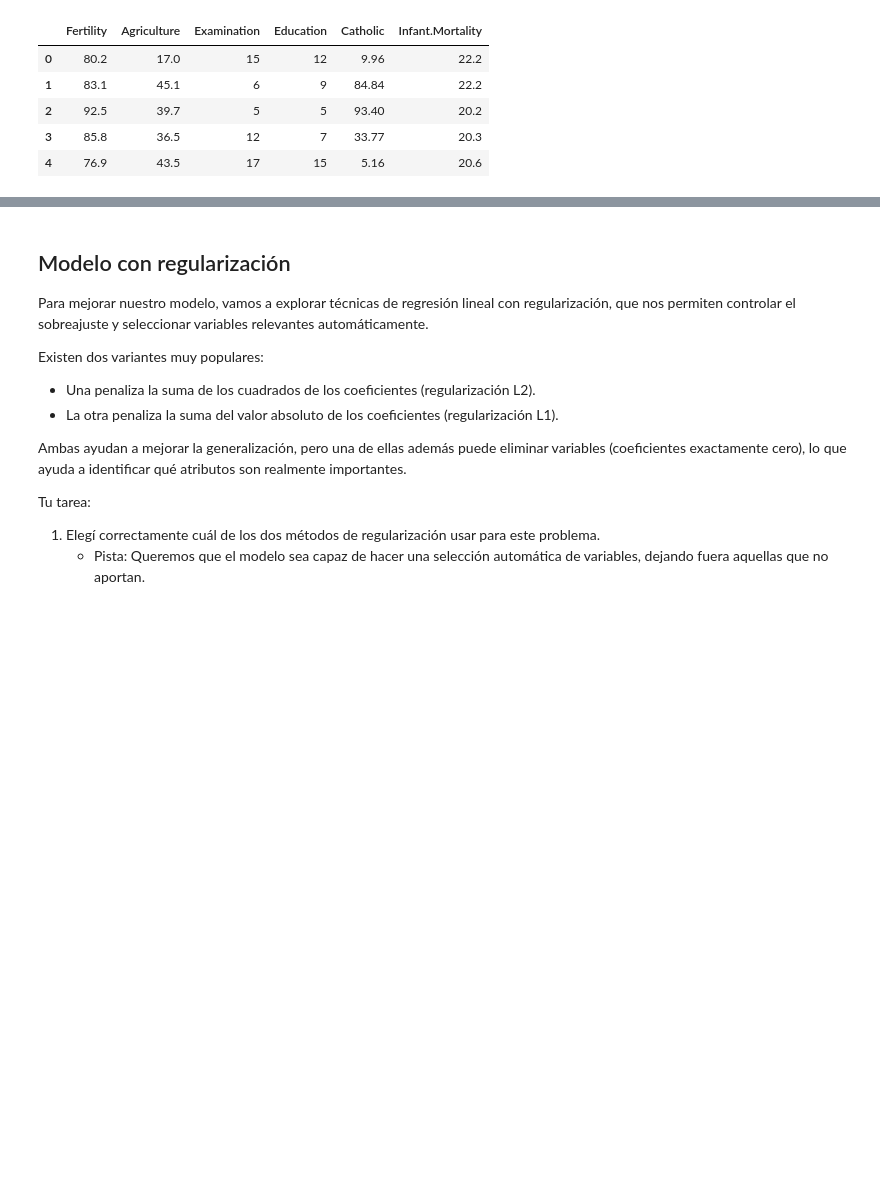
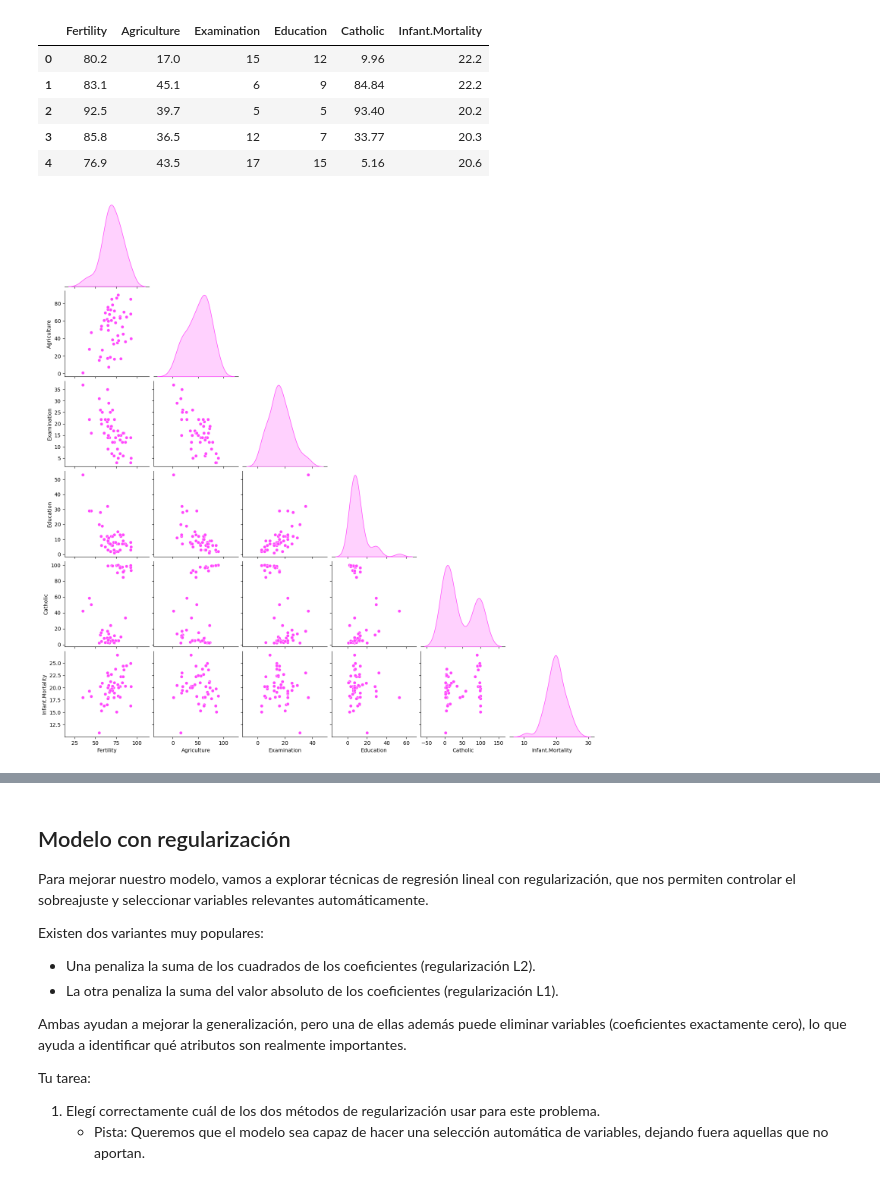
Before and after one commit to AlejoCNYT/intro_ia, a Jupyter notebook: clase5/exercise/swiss_reg.ipynb, the cells around one changed output, grey strips where cells are left out. Saved outputs shown, nothing was run; the diff lists cells and outputs as text; code cells hidden in the pictures; blank space fills up the shorter version.

```diff
--- a/clase5/exercise/swiss_reg.ipynb
+++ b/clase5/exercise/swiss_reg.ipynb
@@ -188,4 +179,14 @@ dataset_limpio.head()
 | 2 | 92.5 | 39.7 | 5 | 5 | 93.40 | 20.2 |
 | 3 | 85.8 | 36.5 | 12 | 7 | 33.77 | 20.3 |
 | 4 | 76.9 | 43.5 | 17 | 15 | 5.16 | 20.6 |
+# %%
+sns.pairplot(data=dataset_with_dummies,
+             diag_kind="kde", corner=True,
+                plot_kws={'color':
+                        '#ff48fd'},
+                diag_kws={'color':
+                         '#ff48fd'}
+             );
+# %% [output]
+[figure, added]
 # %%
```
Also changed, not shown: parts of 22 cells of this notebook.
